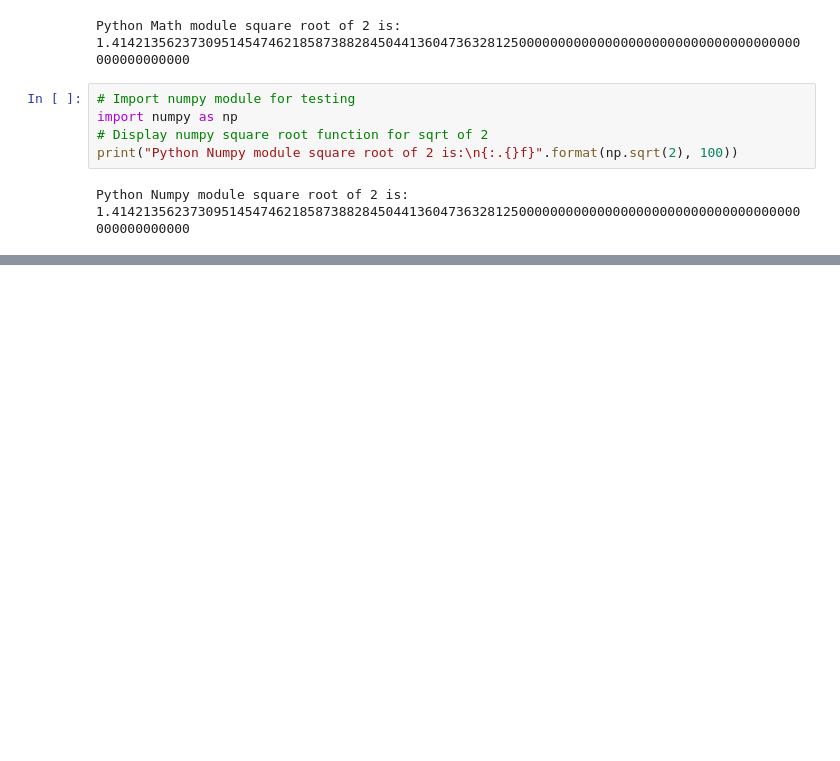
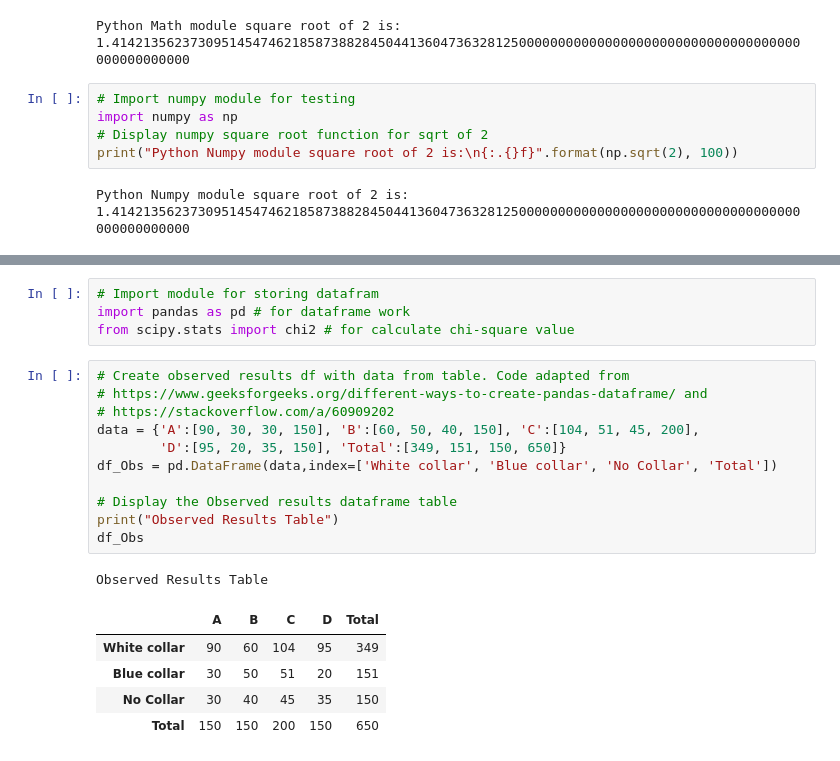
Before and after one commit to markcot/MachLearnTasks, a Jupyter notebook: Tasks.ipynb, the cells around one changed output, grey strips where cells are left out. Drawn from its saved outputs; the diff is of its cells as text; blank space fills up the shorter version.

```diff
--- a/Tasks.ipynb
+++ b/Tasks.ipynb
@@ -396,0 +452,22 @@ The Digit by Digit method can be used to calculate $\sqrt{2}$ to a much higher d
+# %%
+# Import module for storing datafram
+import pandas as pd # for dataframe work
+from scipy.stats import chi2 # for calculate chi-square value
+# %%
+# Create observed results df with data from table. Code adapted from
+# https://www.geeksforgeeks.org/different-ways-to-create-pandas-dataframe/ and
+# https://stackoverflow.com/a/60909202
+data = {'A':[90, 30, 30, 150], 'B':[60, 50, 40, 150], 'C':[104, 51, 45, 200],
+        'D':[95, 20, 35, 150], 'Total':[349, 151, 150, 650]}
+df_Obs = pd.DataFrame(data,index=['White collar', 'Blue collar', 'No Collar', 'Total'])
+
+# Display the Observed results dataframe table
+print("Observed Results Table")
+df_Obs
+# %% [output]
+Observed Results Table
+|  | A | B | C | D | Total |
+| White collar | 90 | 60 | 104 | 95 | 349 |
+| Blue collar | 30 | 50 | 51 | 20 | 151 |
+| No Collar | 30 | 40 | 45 | 35 | 150 |
+| Total | 150 | 150 | 200 | 150 | 650 |
```
Also changed, not shown: parts of 12 cells of this notebook, 1 other file.
